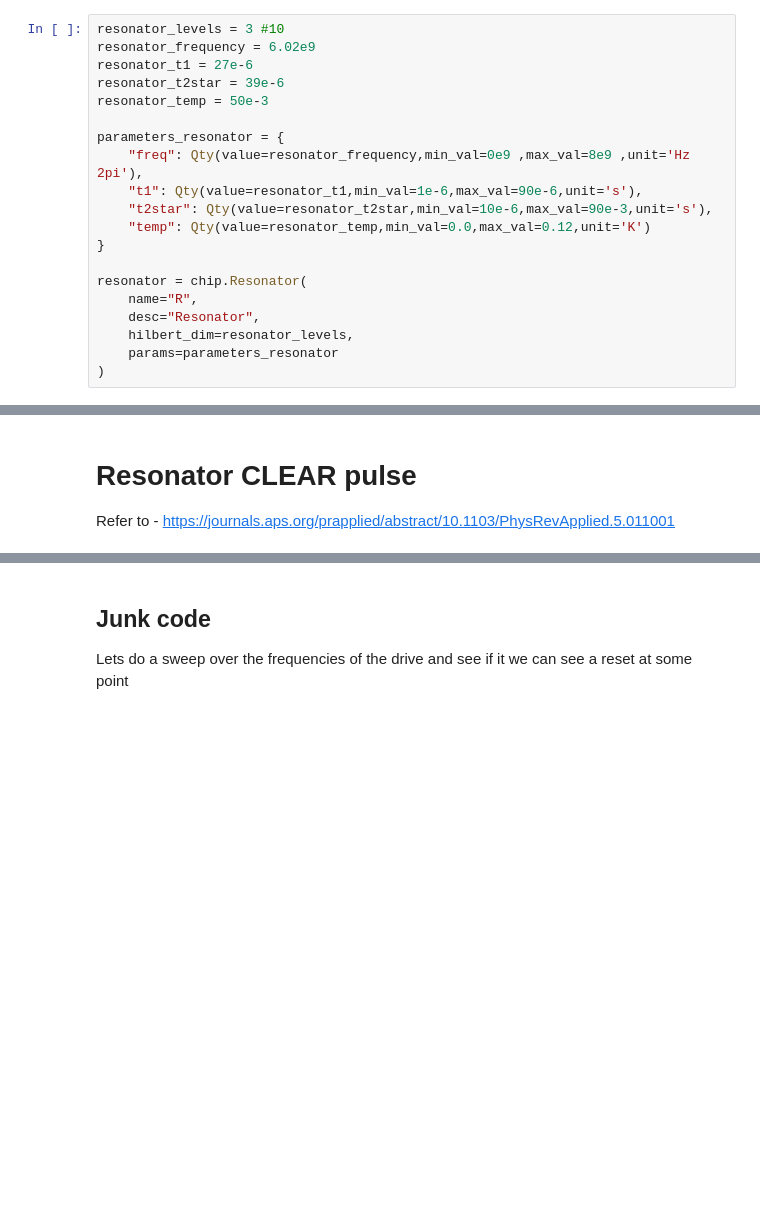
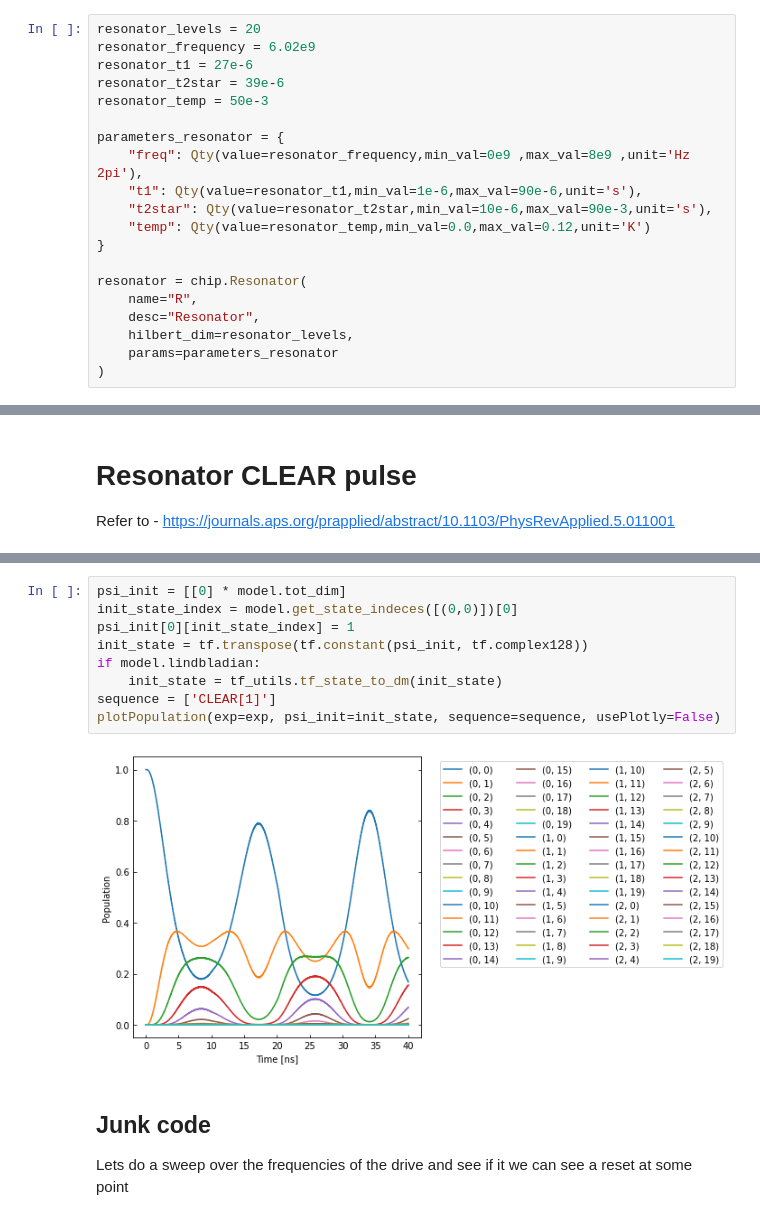
Before and after one commit to BackOnTrackIce/Qubit_readout, a Jupyter notebook: Ashutosh_codes/Qubit_reset_C3.ipynb, the cells around one changed output, grey strips where cells are left out. Drawn from its saved outputs; the diff is of its cells as text; blank space fills up the shorter version.

```diff
--- a/Ashutosh_codes/Qubit_reset_C3.ipynb
+++ b/Ashutosh_codes/Qubit_reset_C3.ipynb
@@ -77,7 +77,7 @@ To enable them in other operations, rebuild TensorFlow with the appropriate comp
 # %% [markdown]
 Resonator
 # %%
-resonator_levels = 3 #10
+resonator_levels = 20
 resonator_frequency = 6.02e9
 resonator_t1 = 27e-6
 resonator_t2star = 39e-6
@@ -1278,4 +1294,15 @@ InvalidArgumentError: Input to reshape is a tensor with 6400 values, but the req
 [figure]
+# %%
+psi_init = [[0] * model.tot_dim]
+init_state_index = model.get_state_indeces([(0,0)])[0]
+psi_init[0][init_state_index] = 1
+init_state = tf.transpose(tf.constant(psi_init, tf.complex128))
+if model.lindbladian:
+    init_state = tf_utils.tf_state_to_dm(init_state)
+sequence = ['CLEAR[1]']
+plotPopulation(exp=exp, psi_init=init_state, sequence=sequence, usePlotly=False)
+# %% [output]
+[figure, added]
 # %% [markdown]
 ## Junk code
 
```
Also changed, not shown: parts of 4 cells of this notebook, 2 other files.
